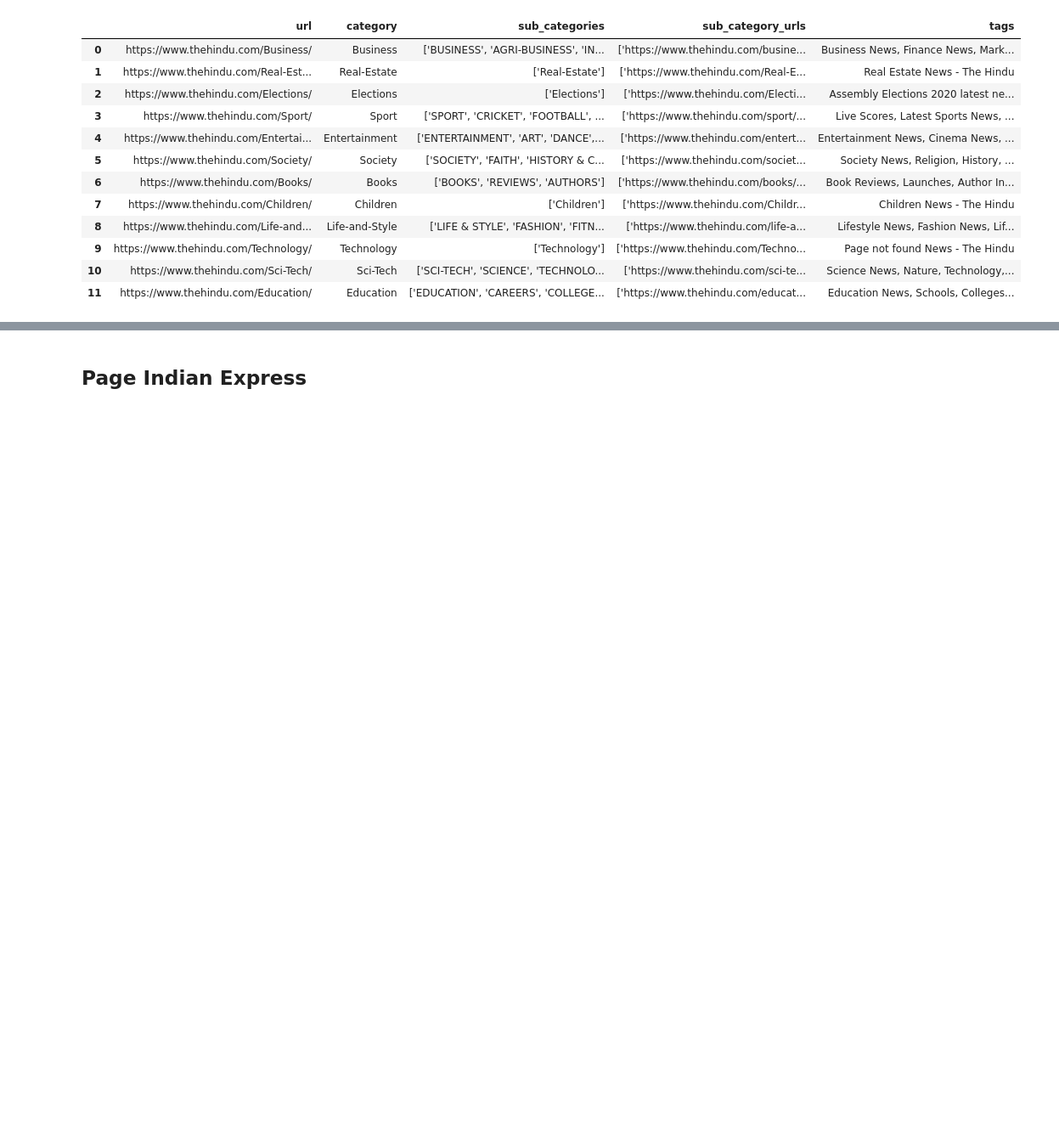
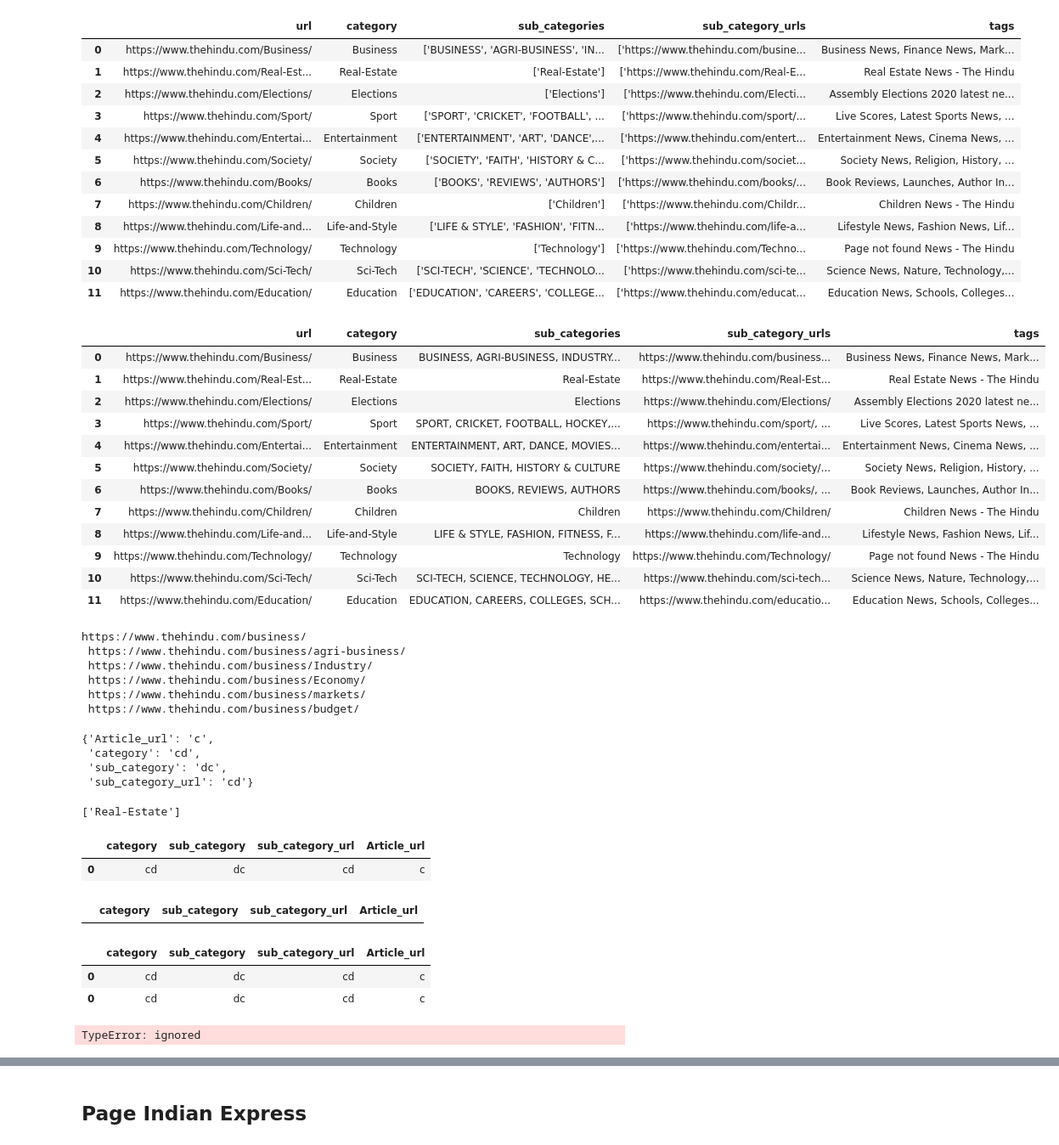
Before and after one commit to G0rav/Automatic_News_Tagging, a Jupyter notebook: scrapping_news.ipynb, the cells around one changed output, grey strips where cells are left out. Shown at 85% size. Drawn from its saved outputs; the diff is of its cells as text; code cells hidden in the pictures; blank space fills up the shorter version.

```diff
--- a/scrapping_news.ipynb
+++ b/scrapping_news.ipynb
@@ -68,0 +63,31 @@ hindu_df
+# %%
+hindu_df = hindu_df.replace({'sub_categories': '\]', 'sub_category_urls': '\]'},'', regex=True)
+hindu_df = hindu_df.replace({'sub_categories': '\[', 'sub_category_urls': '\['},'', regex=True)
+hindu_df = hindu_df.replace({'sub_categories': "\'", 'sub_category_urls': "\'"},'', regex=True)
+hindu_df
+# %% [output]
+|  | url | category | sub_categories | sub_category_urls | tags |
+| 0 | https://www.thehindu.com/Business/ | Business | BUSINESS, AGRI-BUSINESS, INDUSTRY... | https://www.thehindu.com/business... | Business News, Finance News, Mark... |
+| 1 | https://www.thehindu.com/Real-Est... | Real-Estate | Real-Estate | https://www.thehindu.com/Real-Est... | Real Estate News - The Hindu |
+| 2 | https://www.thehindu.com/Elections/ | Elections | Elections | https://www.thehindu.com/Elections/ | Assembly Elections 2020 latest ne... |
+| 3 | https://www.thehindu.com/Sport/ | Sport | SPORT, CRICKET, FOOTBALL, HOCKEY,... | https://www.thehindu.com/sport/, ... | Live Scores, Latest Sports News, ... |
+| 4 | https://www.thehindu.com/Entertai... | Entertainment | ENTERTAINMENT, ART, DANCE, MOVIES... | https://www.thehindu.com/entertai... | Entertainment News, Cinema News, ... |
+| 5 | https://www.thehindu.com/Society/ | Society | SOCIETY, FAITH, HISTORY & CULTURE | https://www.thehindu.com/society/... | Society News, Religion, History, ... |
+| 6 | https://www.thehindu.com/Books/ | Books | BOOKS, REVIEWS, AUTHORS | https://www.thehindu.com/books/, ... | Book Reviews, Launches, Author In... |
+| 7 | https://www.thehindu.com/Children/ | Children | Children | https://www.thehindu.com/Children/ | Children News - The Hindu |
+| 8 | https://www.thehindu.com/Life-and... | Life-and-Style | LIFE & STYLE, FASHION, FITNESS, F... | https://www.thehindu.com/life-and... | Lifestyle News, Fashion News, Lif... |
+| 9 | https://www.thehindu.com/Technology/ | Technology | Technology | https://www.thehindu.com/Technology/ | Page not found News - The Hindu |
+| 10 | https://www.thehindu.com/Sci-Tech/ | Sci-Tech | SCI-TECH, SCIENCE, TECHNOLOGY, HE... | https://www.thehindu.com/sci-tech... | Science News, Nature, Technology,... |
+| 11 | https://www.thehindu.com/Education/ | Education | EDUCATION, CAREERS, COLLEGES, SCH... | https://www.thehindu.com/educatio... | Education News, Schools, Colleges... |
+# %%
+cat = hindu_df['sub_category_urls'].iloc[0]
+links = cat.split(',')
+for i in links:
+  print(i)
+# %% [output]
+https://www.thehindu.com/business/
+ https://www.thehindu.com/business/agri-business/
+ https://www.thehindu.com/business/Industry/
+ https://www.thehindu.com/business/Economy/
+ https://www.thehindu.com/business/markets/
+ https://www.thehindu.com/business/budget/
@@ -68,0 +101,38 @@ hindu_df
+# %%
+article
+# %% [output]
+{'Article_url': 'c',
+ 'category': 'cd',
+ 'sub_category': 'dc',
+ 'sub_category_url': 'cd'}
+# %%
+hindu_df.iloc[1][2].split(',')
+# %% [output]
+['Real-Estate']
+# %%
+df = pd.DataFrame(article, index=[0])
+df
+# %% [output]
+|  | category | sub_category | sub_category_url | Article_url |
+| 0 | cd | dc | cd | c |
+# %%
+df1 = pd.DataFrame(columns= ['category', 'sub_category', 'sub_category_url', 'Article_url'])
+df1
+# %% [output]
+|  | category | sub_category | sub_category_url | Article_url |
+# %%
+dt = pd.concat([df1,df])
+dt = pd.concat([dt,df])
+dt
+# %% [output]
+|  | category | sub_category | sub_category_url | Article_url |
+| 0 | cd | dc | cd | c |
+| 0 | cd | dc | cd | c |
+# %%
+df['category'] = df['category'].append('dsdc')
+df['sub_category'] = 'dsdcdsd'
+df['sub_category_url'] = 'dsdcsxsxs'
+df['Article_url'] = 4
+df
+# %% [output]
+TypeError: ignored
```
Also changed, not shown: parts of 9 cells of this notebook.
